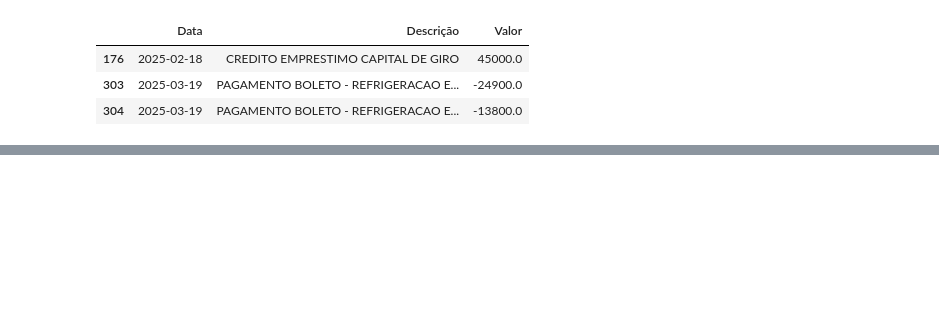
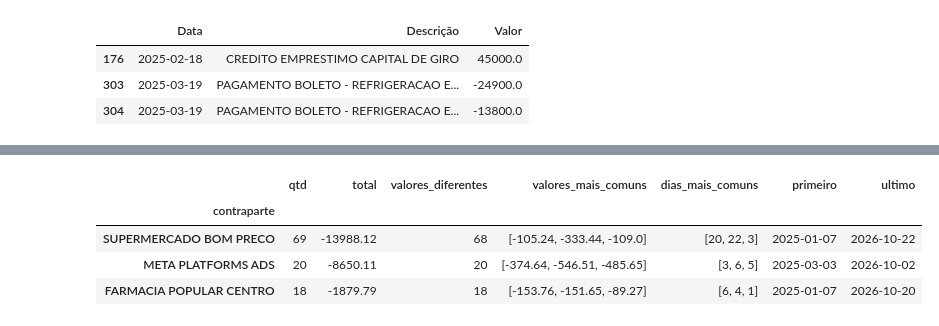
Before and after one commit to Le-Costa/Analise_financeira_confeitaria, a Jupyter notebook: notebooks/tabela de natureza.ipynb, the cells around one changed output, grey strips where cells are left out. Cells and saved outputs as stored; diff of their text form; code cells hidden in the pictures; blank space fills up the shorter version.

```diff
--- a/tabela de natureza.ipynb
+++ b/notebooks/tabela de natureza.ipynb
@@ -257,0 +262,20 @@ display(ext[ext["Descrição"].str.contains("FORNOS SUL|EMPRESTIMO CAPITAL", cas
+# %%
+enviados = ext[ext["operacao"] == "COMPRA DEBITO"].copy()
+enviados["dia"] = enviados["Data"].dt.day
+
+perfil = (enviados.groupby("contraparte")
+            .agg(qtd=("Valor", "size"),
+                 total=("Valor", "sum"),
+                 valores_diferentes=("Valor", "nunique"),
+                 valores_mais_comuns=("Valor", lambda v: v.value_counts().head(3).index.tolist()),
+                 dias_mais_comuns=("dia", lambda d: d.value_counts().head(3).index.tolist()),
+                 primeiro=("Data", "min"),
+                 ultimo=("Data", "max"))
+            .sort_values("qtd", ascending=False))
+display(perfil)
+# %% [output]
+|  | qtd | total | valores_diferentes | valores_mais_comuns | dias_mais_comuns | primeiro | ultimo |
+| contraparte |  |  |  |  |  |  |  |
+| SUPERMERCADO BOM PRECO | 69 | -13988.12 | 68 | [-105.24, -333.44, -109.0] | [20, 22, 3] | 2025-01-07 | 2026-10-22 |
+| META PLATFORMS ADS | 20 | -8650.11 | 20 | [-374.64, -546.51, -485.65] | [3, 6, 5] | 2025-03-03 | 2026-10-02 |
+| FARMACIA POPULAR CENTRO | 18 | -1879.79 | 18 | [-153.76, -151.65, -89.27] | [6, 4, 1] | 2025-01-07 | 2026-10-20 |
```
Also changed, not shown: parts of 7 cells of this notebook.
